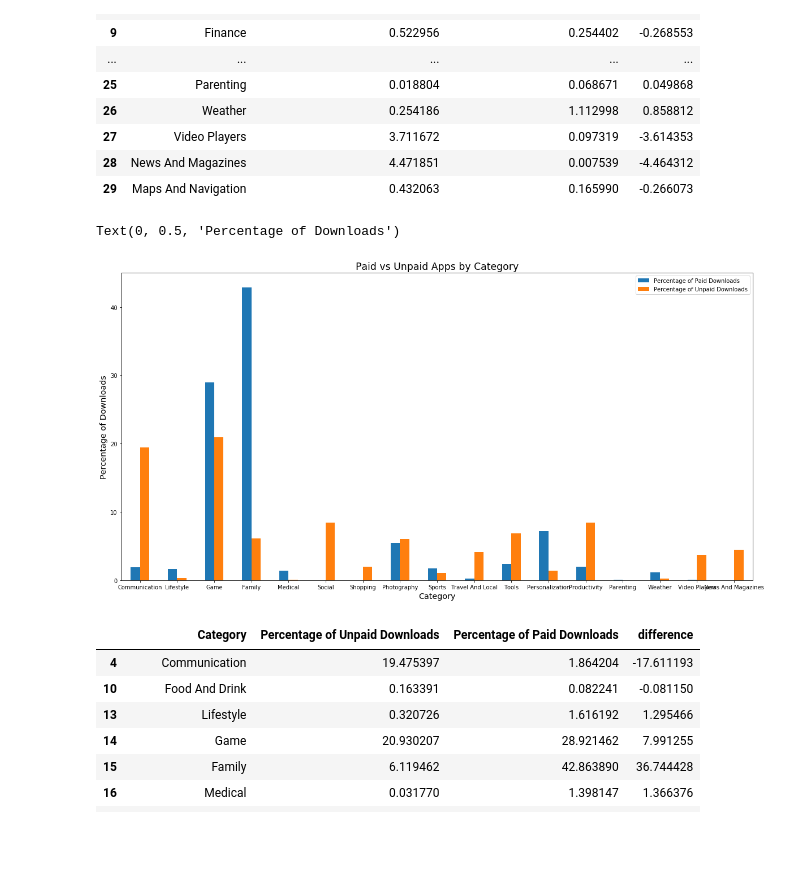
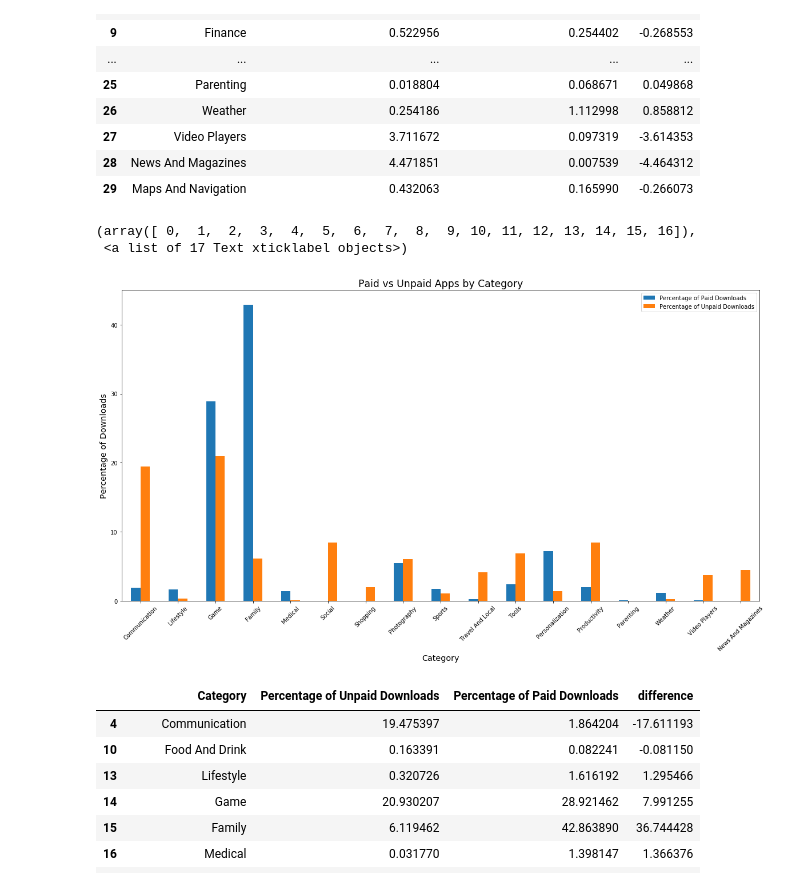
Before and after one commit to kcalizadeh/mod1-case-study-eda, a Jupyter notebook: workbook.ipynb, the cells around one changed output. Drawn from its saved outputs; the diff is of its cells as text; code cells hidden in the pictures; blank space fills up the shorter version.

```diff
--- a/workbook.ipynb
+++ b/workbook.ipynb
@@ -210,17 +214,22 @@ unified
 | 28 | News And Magazines | 4.471851 | 0.007539 | -4.464312 |
 | 29 | Maps And Navigation | 0.432063 | 0.165990 | -0.266073 |
 # %%
-#unified = unified.drop([])
+# we build our graph
+# first drop those categories for which there is no interesting difference; this removes clutter from the data
 unified_for_graph = unified.drop([2, 3, 5, 6, 7, 8, 9, 10, 11, 12, 29])
+
+# then plot it out!
 df2 = pd.DataFrame({'Percentage of Paid Downloads': list(unified_for_graph['Percentage of Paid Downloads']) ,
                    'Percentage of Unpaid Downloads': list(unified_for_graph['Percentage of Unpaid Downloads'])}, index=unified_for_graph['Category'])
 ax = df2.plot.bar(rot=0, figsize=(20,10))
 ax.set_title('Paid vs Unpaid Apps by Category', size='xx-large')
 ax.set_xlabel('Category', size='x-large')
 ax.set_ylabel('Percentage of Downloads', size='x-large')
+plt.xticks(rotation=45)
 # %% [output]
-Text(0, 0.5, 'Percentage of Downloads')
+(array([ 0,  1,  2,  3,  4,  5,  6,  7,  8,  9, 10, 11, 12, 13, 14, 15, 16]),
+ <a list of 17 Text xticklabel objects>)
-[figure, old version]
+[figure, new version]
 # %%
 unified_for_graph
 # %% [output]
```
Also changed, not shown: parts of 2 cells of this notebook.
